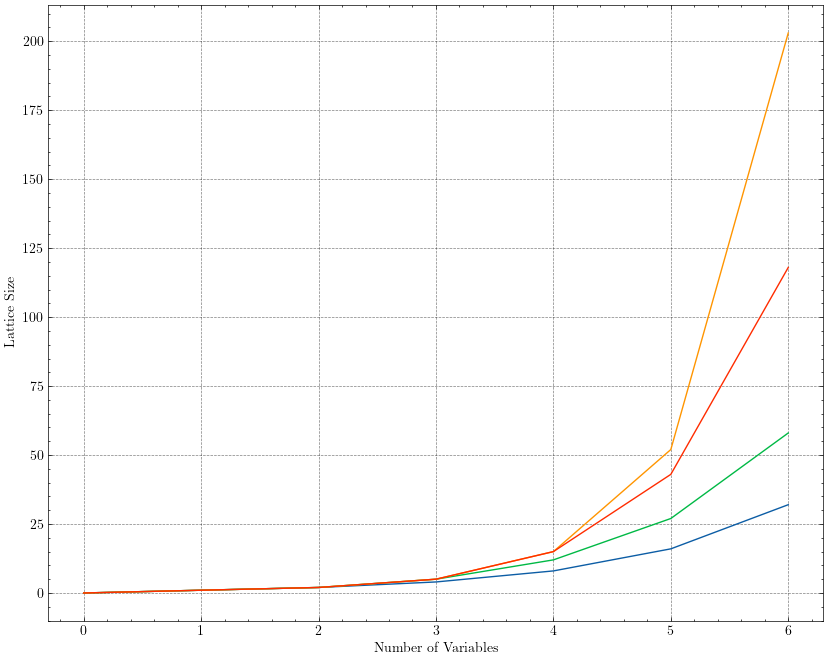
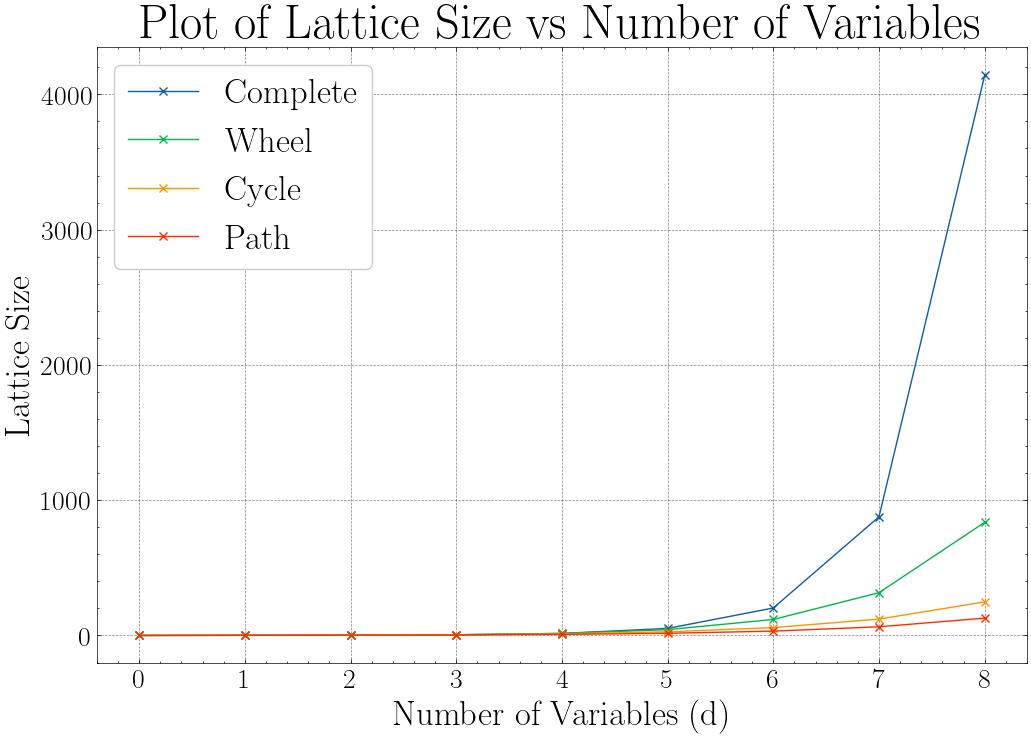
The change to this notebook cell's code, shown as a diff; its figure went from the first image to the second:
--- before
+++ after
@@ -1,10 +1,16 @@
-plt.figure(figsize=(10,8))
-plt.xlabel("Number of Variables")
-plt.ylabel("Lattice Size")
-plt.grid(alpha=0.5)
-plt.title("Plot of Lattice Size vs Number of Variables")
+legend = {0 : "Complete", 1 : "Wheel", 2 : "Cycle", 3 : "Path"}
 
-legend = {0 : "Path", 1 : "Cycle", 2 : "Co"}
+plt.figure(figsize=(12,8))
 
 for i in range(4):
-    plt.plot(lattice_sizes[i, :])
+    plt.plot(lattice_sizes[i, :], label = legend[i], marker = "x")
+
+plt.xlabel("Number of Variables (d)", fontsize=25)
+plt.ylabel("Lattice Size", fontsize=25)
+plt.grid(alpha=0.5)
+plt.title("Plot of Lattice Size vs Number of Variables", fontsize=35)
+plt.legend(fontsize=25)
+plt.xticks(fontsize=20)
+plt.yticks(fontsize=20)
+plt.savefig(r"C:\Users\morit\Thesis_Repo\Plots\lattice_size_plot.png")
+plt.show()

Commit: Plots and next closure